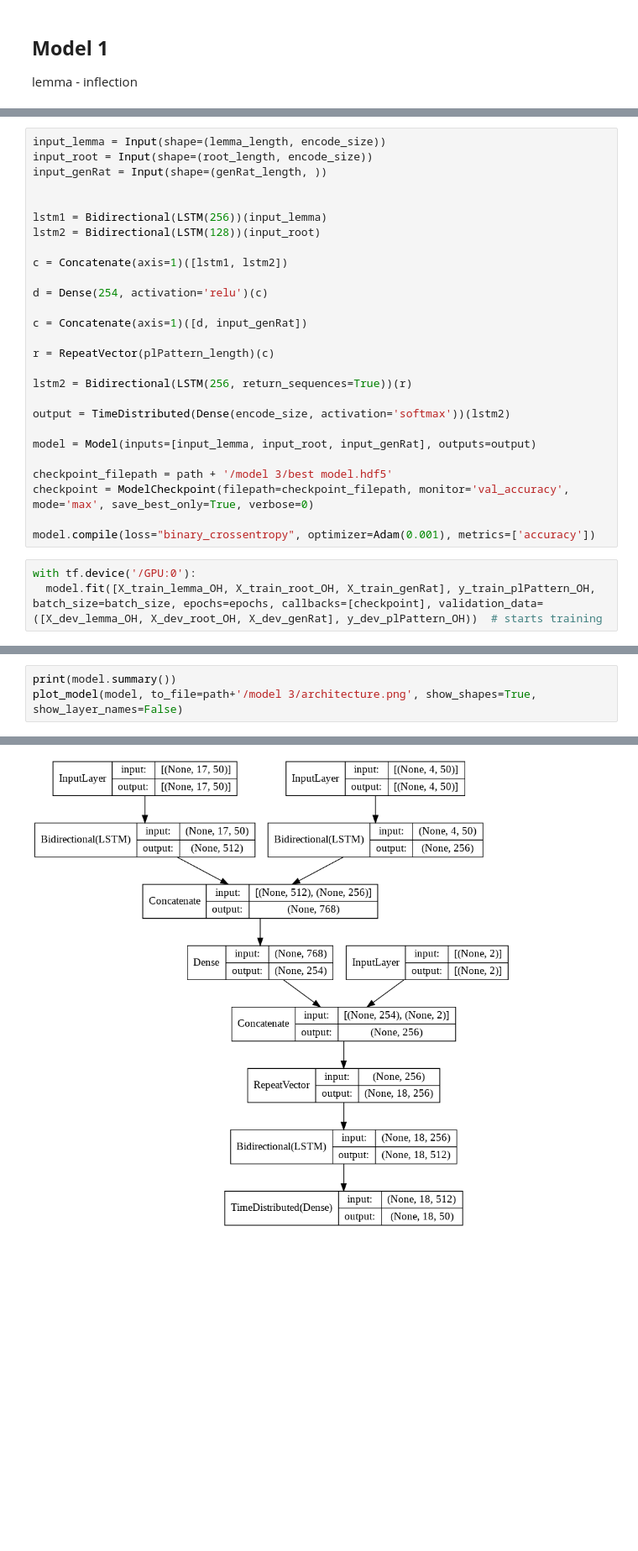
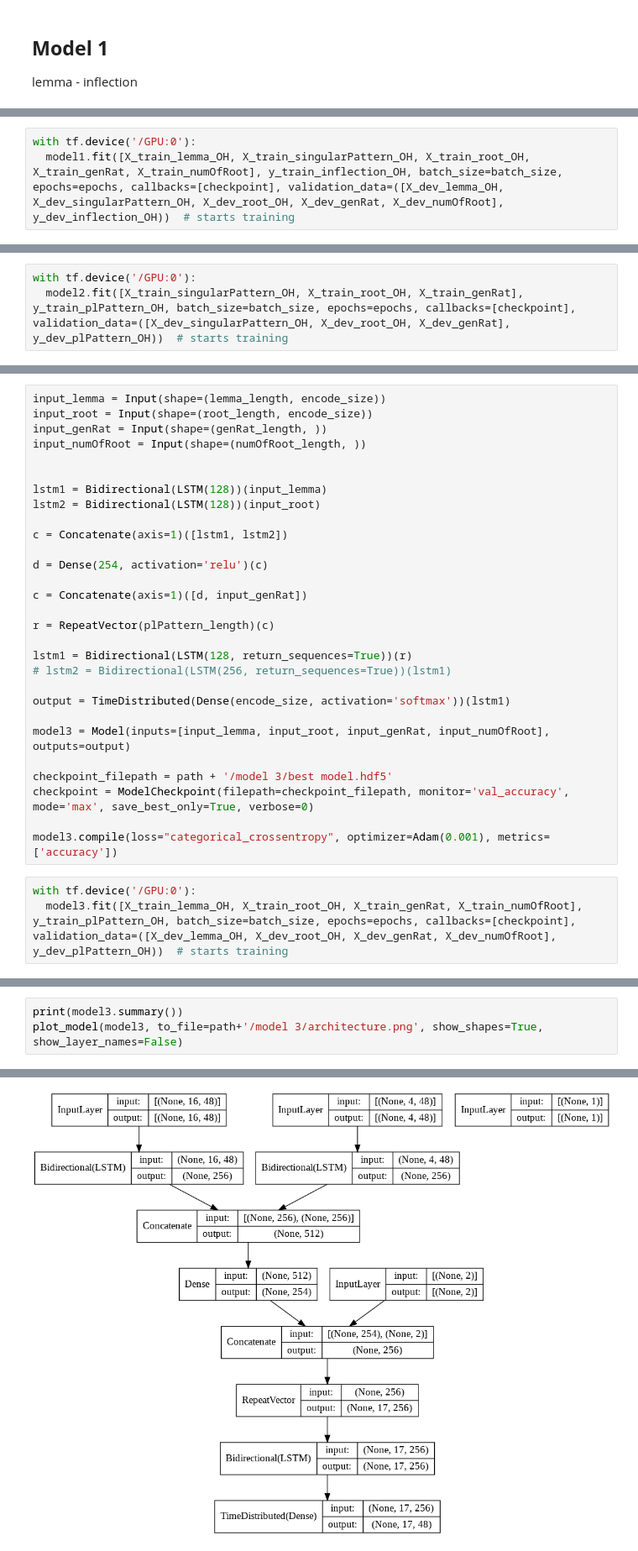
Before and after one commit to amirezzati/broken-plural, a Jupyter notebook: Arabic_broken_plurals.ipynb, the cells around one changed output, grey strips where cells are left out. Shown: that part at 84% size. Saved outputs shown, nothing was run; the diff lists cells and outputs as text; blank space fills up the shorter version.

```diff
--- a/Arabic_broken_plurals.ipynb
+++ b/Arabic_broken_plurals.ipynb
@@ -602,0 +833,3 @@ None
+# %%
+with tf.device('/GPU:0'):
+  model1.fit([X_train_lemma_OH, X_train_singularPattern_OH, X_train_root_OH, X_train_genRat, X_train_numOfRoot], y_train_inflection_OH, batch_size=batch_size, epochs=epochs, callbacks=[checkpoint], validation_data=([X_dev_lemma_OH, X_dev_singularPattern_OH, X_dev_root_OH, X_dev_genRat, X_dev_numOfRoot], y_dev_inflection_OH))  # starts training
@@ -602,0 +903,3 @@ None
+# %%
+with tf.device('/GPU:0'):
+  model2.fit([X_train_singularPattern_OH, X_train_root_OH, X_train_genRat], y_train_plPattern_OH, batch_size=batch_size, epochs=epochs, callbacks=[checkpoint], validation_data=([X_dev_singularPattern_OH, X_dev_root_OH, X_dev_genRat], y_dev_plPattern_OH))  # starts training
@@ -635,9 +967,10 @@ lemma - plural pattern
 input_lemma = Input(shape=(lemma_length, encode_size))
 input_root = Input(shape=(root_length, encode_size))
 input_genRat = Input(shape=(genRat_length, ))
+input_numOfRoot = Input(shape=(numOfRoot_length, ))
 
 
-lstm1 = Bidirectional(LSTM(256))(input_lemma)
+lstm1 = Bidirectional(LSTM(128))(input_lemma)
 lstm2 = Bidirectional(LSTM(128))(input_root)
 
 c = Concatenate(axis=1)([lstm1, lstm2])
@@ -648,18 +981,19 @@ c = Concatenate(axis=1)([d, input_genRat])
 
 r = RepeatVector(plPattern_length)(c)
 
-lstm2 = Bidirectional(LSTM(256, return_sequences=True))(r)
+lstm1 = Bidirectional(LSTM(128, return_sequences=True))(r)
+# lstm2 = Bidirectional(LSTM(256, return_sequences=True))(lstm1)
 
-output = TimeDistributed(Dense(encode_size, activation='softmax'))(lstm2)
+output = TimeDistributed(Dense(encode_size, activation='softmax'))(lstm1)
 
-model = Model(inputs=[input_lemma, input_root, input_genRat], outputs=output)
+model3 = Model(inputs=[input_lemma, input_root, input_genRat, input_numOfRoot], outputs=output)
 
 checkpoint_filepath = path + '/model 3/best model.hdf5'
 checkpoint = ModelCheckpoint(filepath=checkpoint_filepath, monitor='val_accuracy', mode='max', save_best_only=True, verbose=0)
 
-model.compile(loss="binary_crossentropy", optimizer=Adam(0.001), metrics=['accuracy'])
+model3.compile(loss="categorical_crossentropy", optimizer=Adam(0.001), metrics=['accuracy'])
 # %%
 with tf.device('/GPU:0'):
-  model.fit([X_train_lemma_OH, X_train_root_OH, X_train_genRat], y_train_plPattern_OH, batch_size=batch_size, epochs=epochs, callbacks=[checkpoint], validation_data=([X_dev_lemma_OH, X_dev_root_OH, X_dev_genRat], y_dev_plPattern_OH))  # starts training
+  model3.fit([X_train_lemma_OH, X_train_root_OH, X_train_genRat, X_train_numOfRoot], y_train_plPattern_OH, batch_size=batch_size, epochs=epochs, callbacks=[checkpoint], validation_data=([X_dev_lemma_OH, X_dev_root_OH, X_dev_genRat, X_dev_numOfRoot], y_dev_plPattern_OH))  # starts training
 # %% [output]
 Epoch 1/100
@@ -682,4 +1016,4 @@ Epoch 100/100
 # %%
-print(model.summary())
-plot_model(model, to_file=path+'/model 3/architecture.png', show_shapes=True, show_layer_names=False)
+print(model3.summary())
+plot_model(model3, to_file=path+'/model 3/architecture.png', show_shapes=True, show_layer_names=False)
 # %% [output]
@@ -700,6 +1034,6 @@ Trainable params: 2,083,632
 Non-trainable params: 0
 __________________________________________________________________________________________________
 None
-[figure, old version]
+[figure, new version]
 # %%
 model = load_model(checkpoint_filepath)
```
Also changed, not shown: parts of 85 cells of this notebook.
